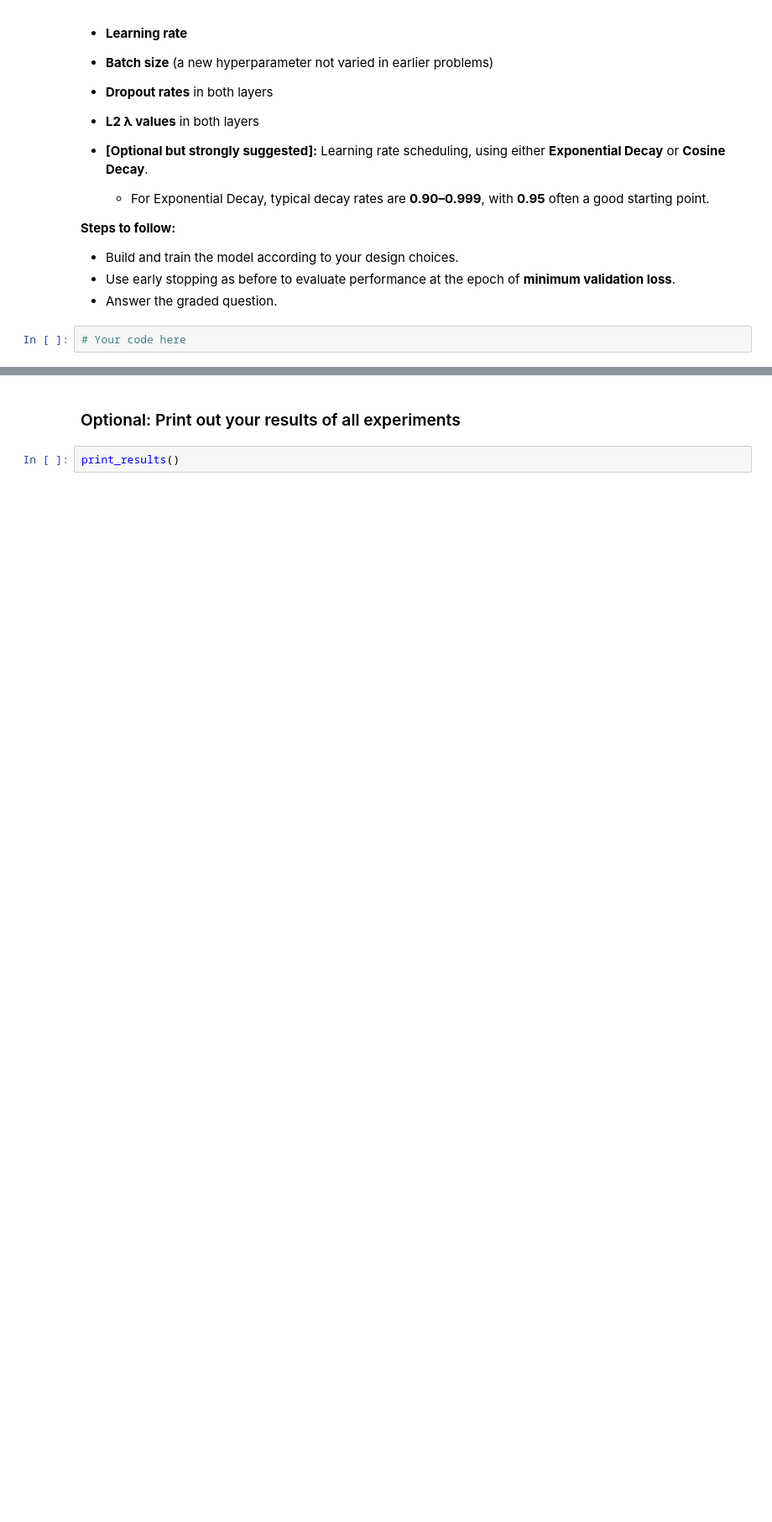
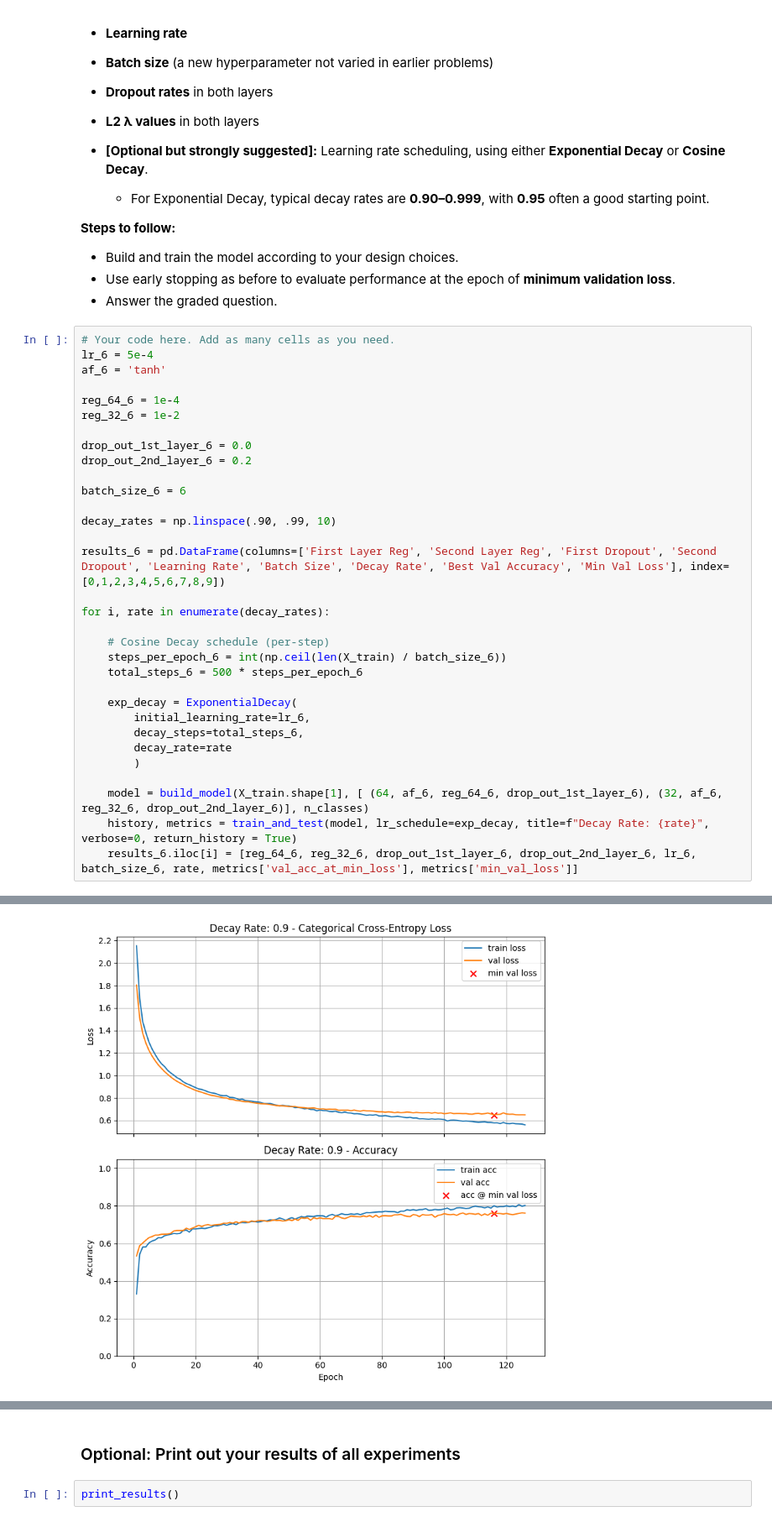
Before and after one commit to jtvon/Module-7-Assignments, a Jupyter notebook: Homework_03.ipynb, the cells around one changed output, grey strips where cells are left out. Shown at 84% size. Cells and saved outputs as stored; diff of their text form; blank space fills up the shorter version.

```diff
--- a/Homework_03.ipynb
+++ b/Homework_03.ipynb
@@ -1121,4 +1121,35 @@ In this final problem, you will design and train your **best-performing model**
 * Use early stopping as before to evaluate performance at the epoch of **minimum validation loss**.
 * Answer the graded question.
 # %%
-# Your code here
+# Your code here. Add as many cells as you need.
+lr_6 = 5e-4
+af_6 = 'tanh'
+
+reg_64_6 = 1e-4
+reg_32_6 = 1e-2
+
+drop_out_1st_layer_6 = 0.0
+drop_out_2nd_layer_6 = 0.2
+
+batch_size_6 = 6
+
+decay_rates = np.linspace(.90, .99, 10)
+
+results_6 = pd.DataFrame(columns=['First Layer Reg', 'Second Layer Reg', 'First Dropout', 'Second Dropout', 'Learning Rate', 'Batch Size', 'Decay Rate', 'Best Val Accuracy', 'Min Val Loss'], index=[0,1,2,3,4,5,6,7,8,9])
+
+for i, rate in enumerate(decay_rates):
+
+    # Cosine Decay schedule (per-step)
+    steps_per_epoch_6 = int(np.ceil(len(X_train) / batch_size_6))
+    total_steps_6 = 500 * steps_per_epoch_6
+
+    exp_decay = ExponentialDecay(
+        initial_learning_rate=lr_6,
+        decay_steps=total_steps_6,
+        decay_rate=rate
+        )
+
+    model = build_model(X_train.shape[1], [ (64, af_6, reg_64_6, drop_out_1st_layer_6), (32, af_6, reg_32_6, drop_out_2nd_layer_6)], n_classes)
+    history, metrics = train_and_test(model, lr_schedule=exp_decay, title=f"Decay Rate: {rate}", verbose=0, return_history = True)
+    results_6.iloc[i] = [reg_64_6, reg_32_6, drop_out_1st_layer_6, drop_out_2nd_layer_6, lr_6, batch_size_6, rate, metrics['val_acc_at_min_loss'], metrics['min_val_loss']]
+# %% [output]
@@ -1124,0 +1157 @@ In this final problem, you will design and train your **best-performing model**
+[figure, added]
```
Also changed, not shown: parts of 24 cells of this notebook.
